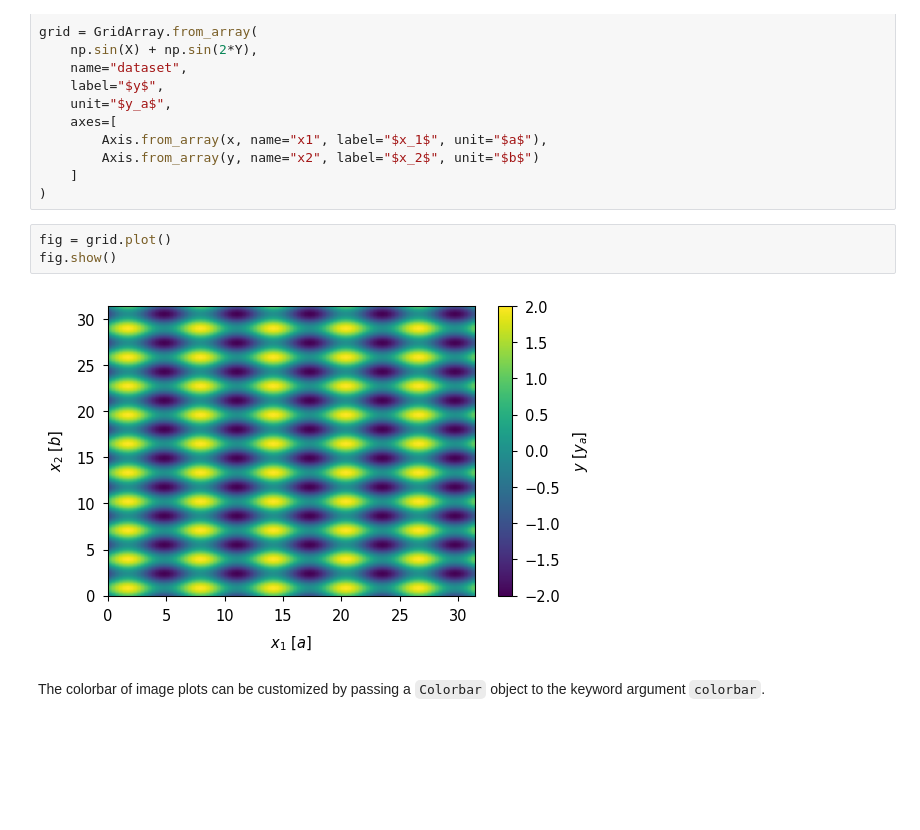
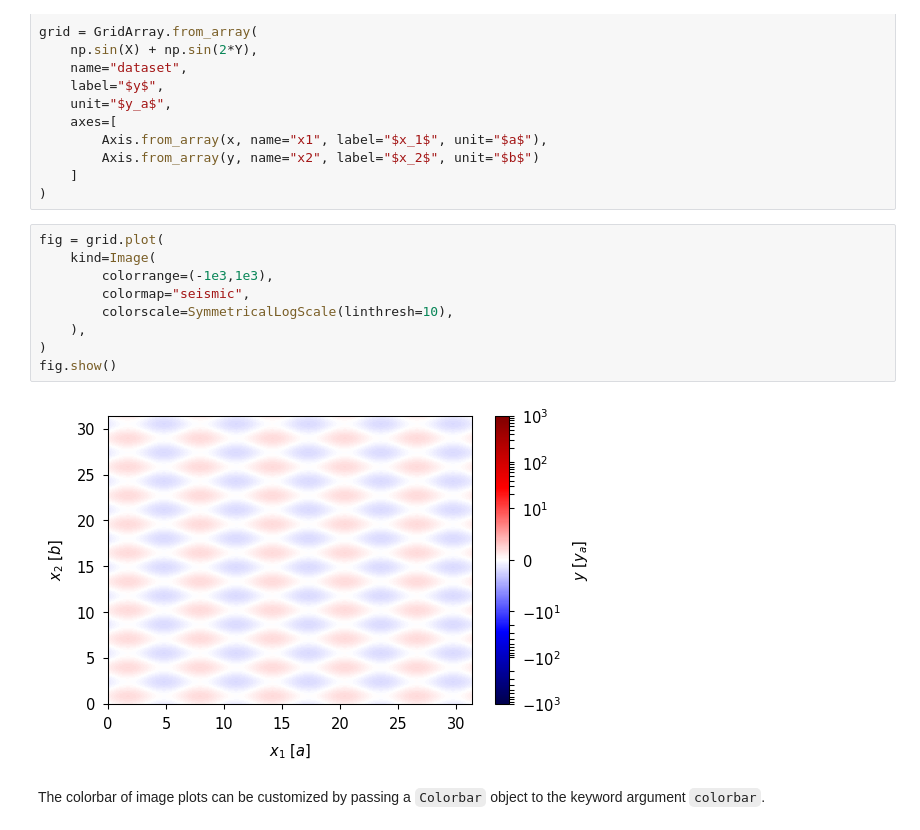
Before and after one commit to GoLP-IST/nata, a Jupyter notebook: examples/Plots.ipynb, the cells around one changed output. Drawn from its saved outputs; the diff is of its cells as text; blank space fills up the shorter version.

```diff
--- a/examples/Plots.ipynb
+++ b/examples/Plots.ipynb
@@ -157,10 +206,16 @@ grid = GridArray.from_array(
     ]
 )
 # %%
-fig = grid.plot()
+fig = grid.plot(
+    kind=Image(
+        colorrange=(-1e3,1e3),
+        colormap="seismic",
+        colorscale=SymmetricalLogScale(linthresh=10),
+    ),
+)
 fig.show()
 # %% [output]
-[figure, old version]
+[figure, new version]
 # %% [markdown]
 The colorbar of image plots can be customized by passing a `Colorbar` object to the keyword argument `colorbar`.
 # %%
```
Also changed, not shown: parts of 10 cells of this notebook, 8 other files.
